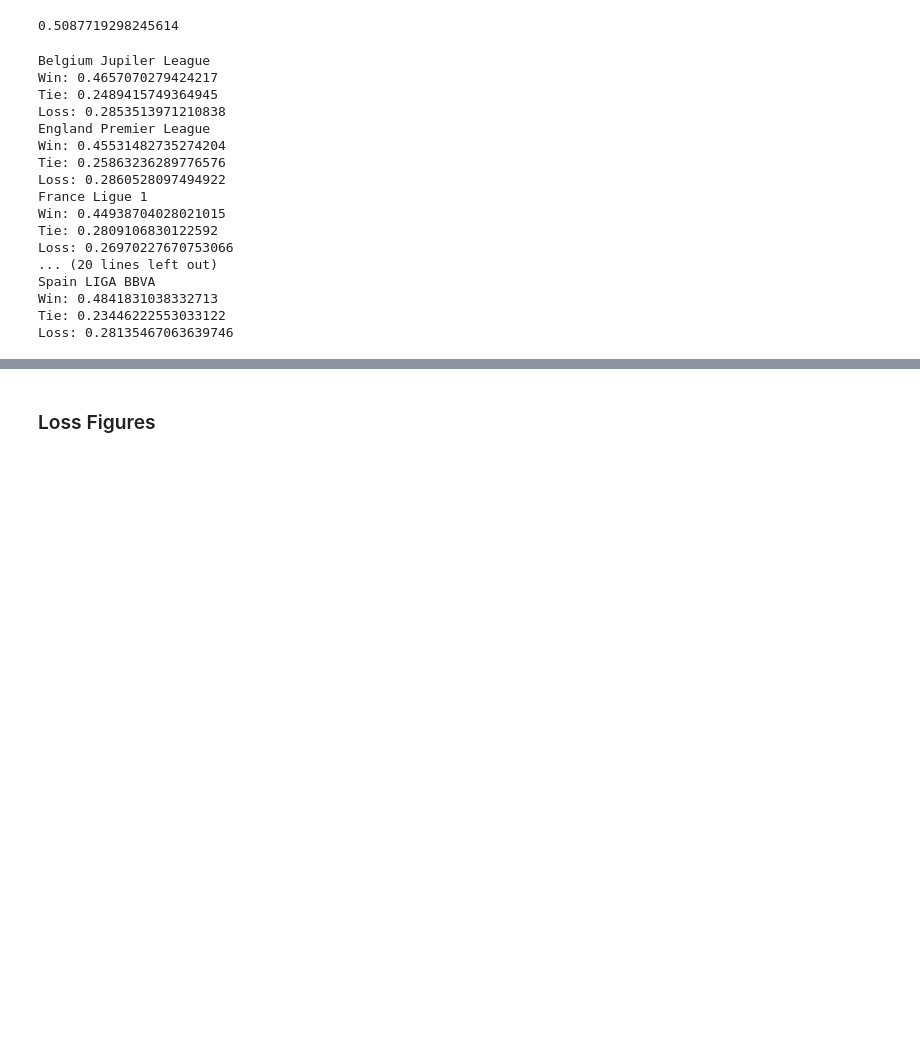
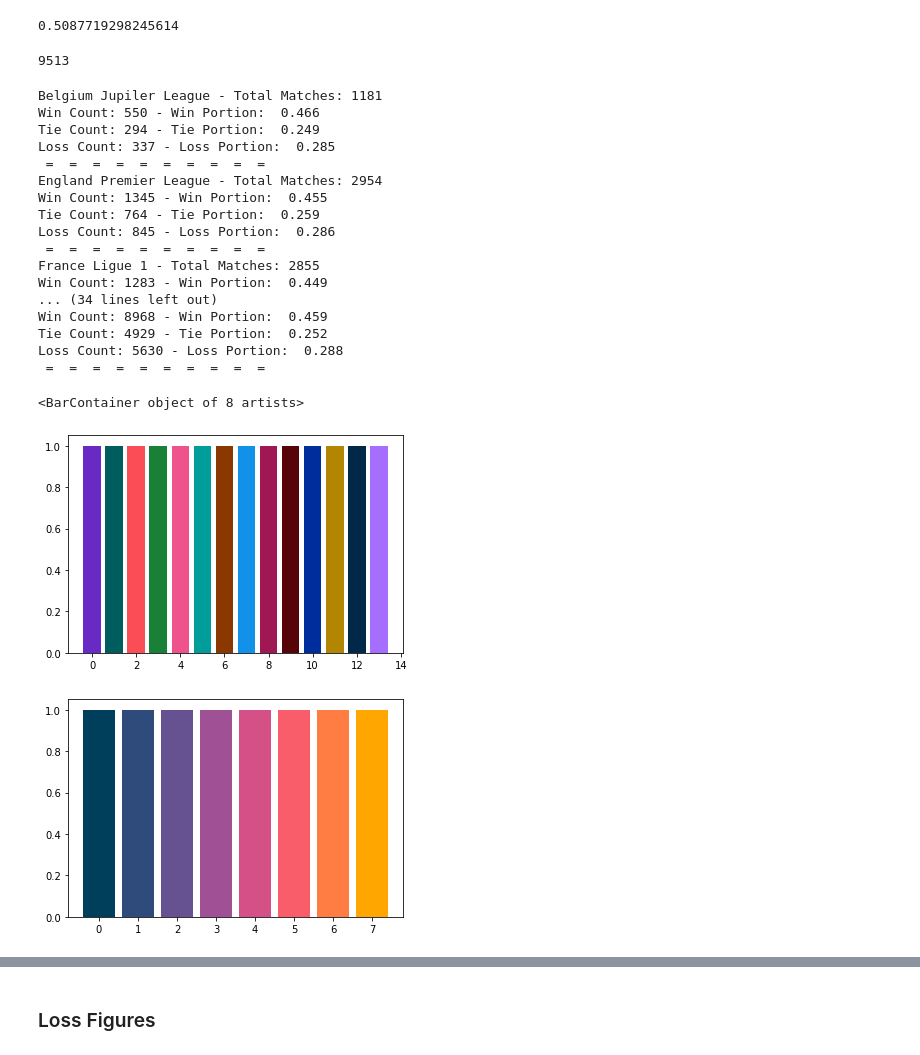
Before and after one commit to sunnybutwithano/Sports-Analysis-with-GNNs, a Jupyter notebook: vis.ipynb, the cells around one changed output, grey strips where cells are left out. Drawn from its saved outputs; the diff is of its cells as text; code cells hidden in the pictures; blank space fills up the shorter version.

```diff
--- a/vis.ipynb
+++ b/vis.ipynb
@@ -31,6 +32,13 @@ dataset: pd.DataFrame = pd.read_csv(
+# %%
+len(dl.player_play_list)
+# %% [output]
+9513
 # %%
 league_names = []
 base_line = []
+h_wins = []
+h_ties = []
+h_losses = []
 for league, league_df in dataset.groupby('league'):
     league_names.append(league)
     base_line.append(max(
@@ -38,25 +46,49 @@ for league, league_df in dataset.groupby('league'):
         league_df.loc[league_df["result"] == "tie"].shape[0] / league_df.shape[0],
         league_df.loc[league_df["result"] == "loss"].shape[0] / league_df.shape[0]
     ))
-    print(league)
-    print(f'Win: {league_df.loc[league_df["result"] == "win"].shape[0] / league_df.shape[0]}')
-    print(f'Tie: {league_df.loc[league_df["result"] == "tie"].shape[0] / league_df.shape[0]}')
-    print(f'Loss: {league_df.loc[league_df["result"] == "loss"].shape[0] / league_df.shape[0]}')
+    h_wins.append(league_df.loc[league_df["result"] == "win"].shape[0])
+    h_ties.append(league_df.loc[league_df["result"] == "tie"].shape[0])
+    h_losses.append(league_df.loc[league_df["result"] == "loss"].shape[0])
+    print(f'{league} - Total Matches: {league_df.shape[0]}')
+    print(f'Win Count: {league_df.loc[league_df["result"] == "win"].shape[0]} - Win Portion: {league_df.loc[league_df["result"] == "win"].shape[0] / league_df.shape[0]: .3f}')
+    print(f'Tie Count: {league_df.loc[league_df["result"] == "tie"].shape[0]} - Tie Portion: {league_df.loc[league_df["result"] == "tie"].shape[0] / league_df.shape[0]: .3f}')
+    print(f'Loss Count: {league_df.loc[league_df["result"] == "loss"].shape[0]} - Loss Portion: {league_df.loc[league_df["result"] == "loss"].shape[0] / league_df.shape[0]: .3f}')
+    print(' = '*10)
+print(f'Overall - Total Matches: {dataset.shape[0]}')
+print(f'Win Count: {dataset.loc[dataset["result"] == "win"].shape[0]} - Win Portion: {dataset.loc[dataset["result"] == "win"].shape[0] / dataset.shape[0]: .3f}')
+print(f'Tie Count: {dataset.loc[dataset["result"] == "tie"].shape[0]} - Tie Portion: {dataset.loc[dataset["result"] == "tie"].shape[0] / dataset.shape[0]: .3f}')
+print(f'Loss Count: {dataset.loc[dataset["result"] == "loss"].shape[0]} - Loss Portion: {dataset.loc[dataset["result"] == "loss"].shape[0] / dataset.shape[0]: .3f}')
+print(' = '*10)
 # %% [output]
-Belgium Jupiler League
-Win: 0.4657070279424217
-Tie: 0.2489415749364945
-Loss: 0.2853513971210838
-England Premier League
-Win: 0.45531482735274204
-Tie: 0.25863236289776576
-Loss: 0.2860528097494922
-France Ligue 1
-Win: 0.44938704028021015
-Tie: 0.2809106830122592
-Loss: 0.26970227670753066
-... (20 lines left out)
-Spain LIGA BBVA
-Win: 0.4841831038332713
-Tie: 0.23446222553033122
-Loss: 0.28135467063639746
+Belgium Jupiler League - Total Matches: 1181
+Win Count: 550 - Win Portion:  0.466
+Tie Count: 294 - Tie Portion:  0.249
+Loss Count: 337 - Loss Portion:  0.285
+ =  =  =  =  =  =  =  =  =  =
+England Premier League - Total Matches: 2954
+Win Count: 1345 - Win Portion:  0.455
+Tie Count: 764 - Tie Portion:  0.259
+Loss Count: 845 - Loss Portion:  0.286
+ =  =  =  =  =  =  =  =  =  =
+France Ligue 1 - Total Matches: 2855
+Win Count: 1283 - Win Portion:  0.449
+... (34 lines left out)
+Win Count: 8968 - Win Portion:  0.459
+Tie Count: 4929 - Tie Portion:  0.252
+Loss Count: 5630 - Loss Portion:  0.288
+ =  =  =  =  =  =  =  =  =  =
+# %%
+point_rgb_colors = [[(105,41,196)], [(0,93,93)], [(250,77,86)], [(25,128,56)], [(238,83,139)], [(0,157,154)], [(138,56,0)], [(17,146,232)], [(159,24,83)], [(87,4,8)], [(0,45,156)], [(178,134,0)], [(1,39,73)], [(165,110,255)]]
+point_rgb_colors = np.array(point_rgb_colors)/255
+fig, ax = plt.subplots()
+ax.bar(range(point_rgb_colors.shape[0]), [1] * point_rgb_colors.shape[0], color=point_rgb_colors)
+
+
+point_rgb_colors_with_alpha = np.pad(point_rgb_colors, ((0,0),(0,0), (0, 1)), constant_values=0.25)
+another_color_palette = np.array([[(0,63,92)], [(47,75,124)], [(102,81,145)], [(160,81,149)], [(212,80,135)], [(249,93,106)], [(255,124,67)], [(255,166,0)]])/255
+fig, ax = plt.subplots()
+ax.bar(range(another_color_palette.shape[0]), [1] * another_color_palette.shape[0], color=another_color_palette)
+# %% [output]
+<BarContainer object of 8 artists>
+[figure, added]
+[figure, added]
```
Also changed, not shown: parts of 20 cells of this notebook, 4 other files.
